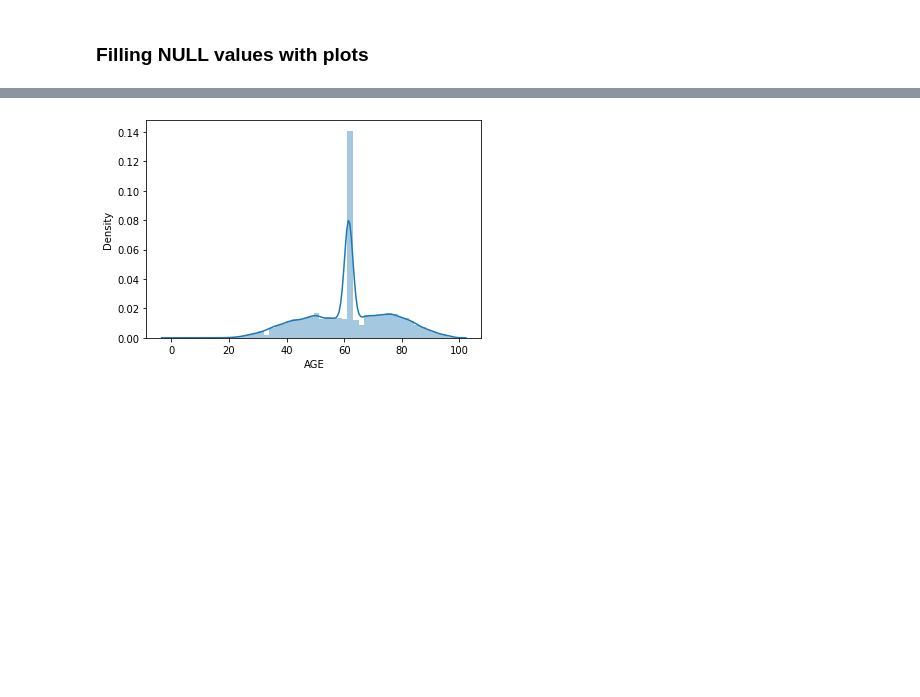
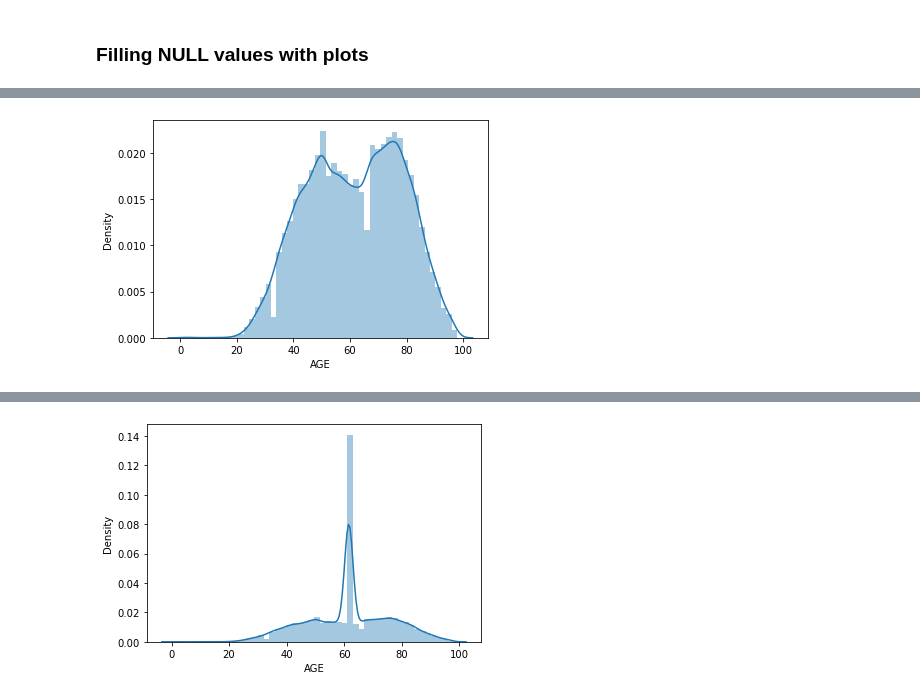
Before and after one commit to NicolasVollmer/lab-revisiting-machine-learning, a Jupyter notebook: LAB, done in Lesson notebook.ipynb, the cells around one changed output, grey strips where cells are left out. Cells and saved outputs as stored; diff of their text form; code cells hidden in the pictures; blank space fills up the shorter version.

```diff
--- a/LAB, done in Lesson notebook.ipynb
+++ b/LAB, done in Lesson notebook.ipynb
@@ -866,0 +1083,8 @@ df[df['nulls']>0]
+# %%
+sns.distplot(numerical['AGE'])
+plt.show()
+
+# sns.distplot(numerical[~numerical.AGE.isna()]['AGE']) # technically works too
+# plt.show()
+# %% [output]
+[figure, added]
```
Also changed, not shown: parts of 105 cells of this notebook, 1 other file.
